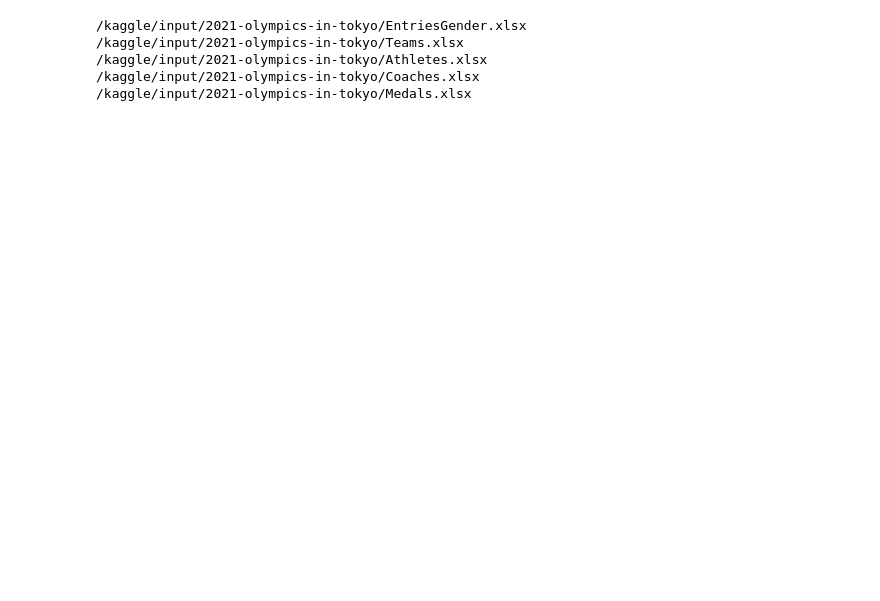
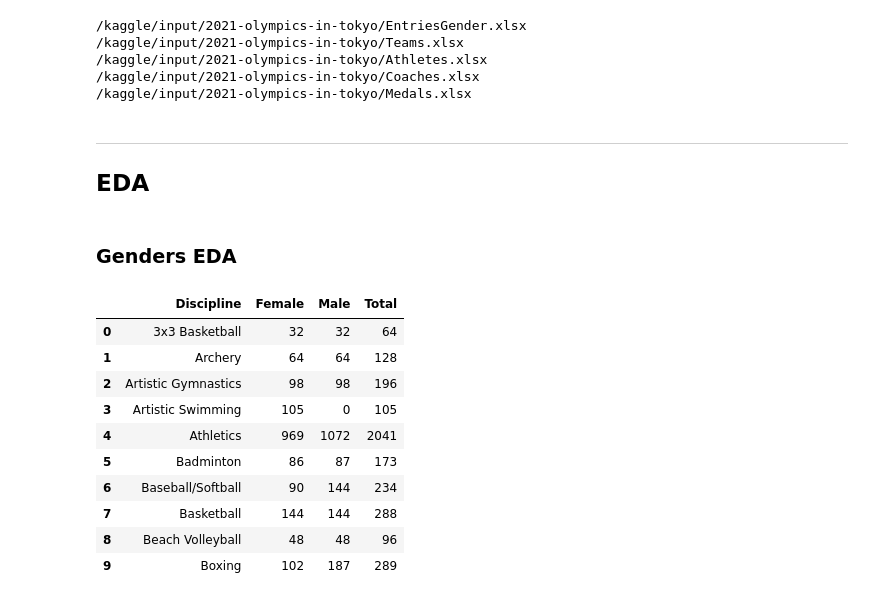
Before and after one commit to levisantn/olympics_tokyo, a Jupyter notebook: olympics_tokyo.ipynb, the cells around one changed output. Drawn from its saved outputs; the diff is of its cells as text; code cells hidden in the pictures; blank space fills up the shorter version.

```diff
--- a/olympics_tokyo.ipynb
+++ b/olympics_tokyo.ipynb
@@ -24,0 +38,20 @@ for dirname, _, filenames in os.walk('/kaggle/input'):
+# %% [markdown]
+___
+## EDA
+# %% [markdown]
+### Genders EDA
+# %%
+# display first rows
+display(df_genders.head(10))
+# %% [output]
+|  | Discipline | Female | Male | Total |
+| 0 | 3x3 Basketball | 32 | 32 | 64 |
+| 1 | Archery | 64 | 64 | 128 |
+| 2 | Artistic Gymnastics | 98 | 98 | 196 |
+| 3 | Artistic Swimming | 105 | 0 | 105 |
+| 4 | Athletics | 969 | 1072 | 2041 |
+| 5 | Badminton | 86 | 87 | 173 |
+| 6 | Baseball/Softball | 90 | 144 | 234 |
+| 7 | Basketball | 144 | 144 | 288 |
+| 8 | Beach Volleyball | 48 | 48 | 96 |
+| 9 | Boxing | 102 | 187 | 289 |
```
Also changed, not shown: parts of 10 cells of this notebook.
